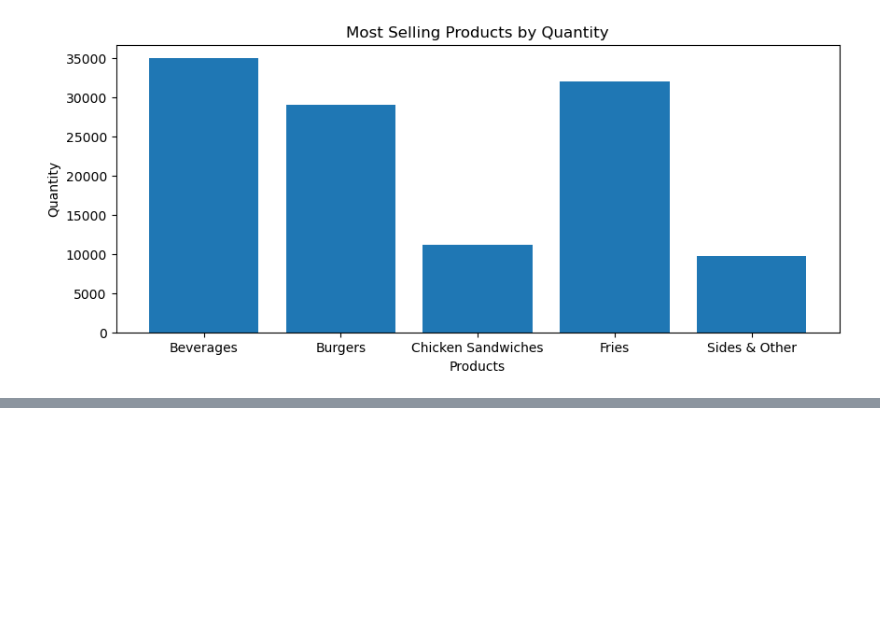
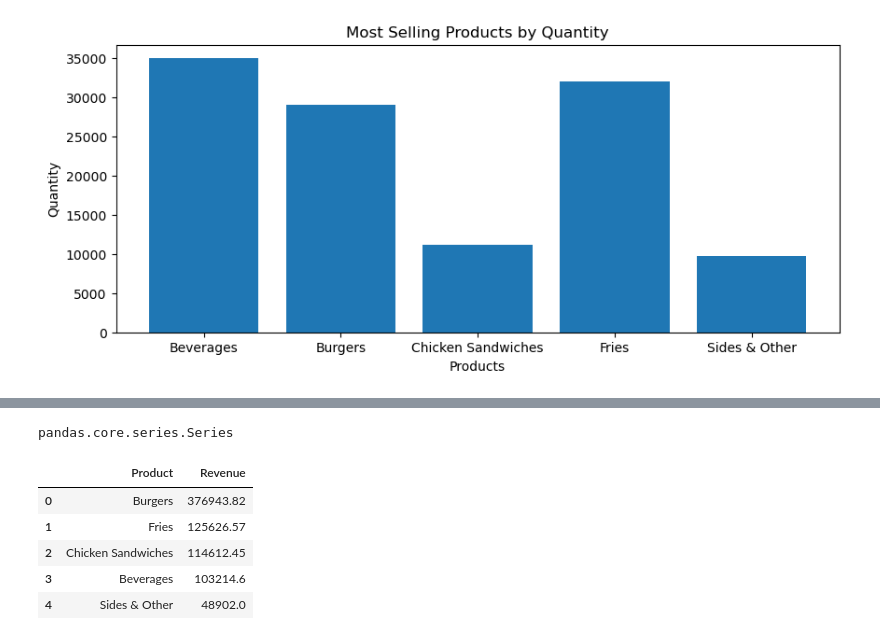
Before and after one commit to abdullahkhan-10/Python-Complete-Course, a Jupyter notebook: Python Projects/Intermediate Projects/1_sales_data.ipynb, the cells around one changed output, grey strips where cells are left out. Cells and saved outputs as stored; diff of their text form; code cells hidden in the pictures; blank space fills up the shorter version.

```diff
--- a/Python Projects/Intermediate Projects/1_sales_data.ipynb
+++ b/Python Projects/Intermediate Projects/1_sales_data.ipynb
@@ -480,0 +516,15 @@ Text(0, 0.5, 'Quantity')
+# %%
+type(most_revenue)
+# %% [output]
+pandas.core.series.Series
+# %%
+most_revenue = most_revenue.reset_index()
+
+most_revenue
+# %% [output]
+|  | Product | Revenue |
+| 0 | Burgers | 376943.82 |
+| 1 | Fries | 125626.57 |
+| 2 | Chicken Sandwiches | 114612.45 |
+| 3 | Beverages | 103214.6 |
+| 4 | Sides & Other | 48902.0 |
```
Also changed, not shown: parts of 4 cells of this notebook.
